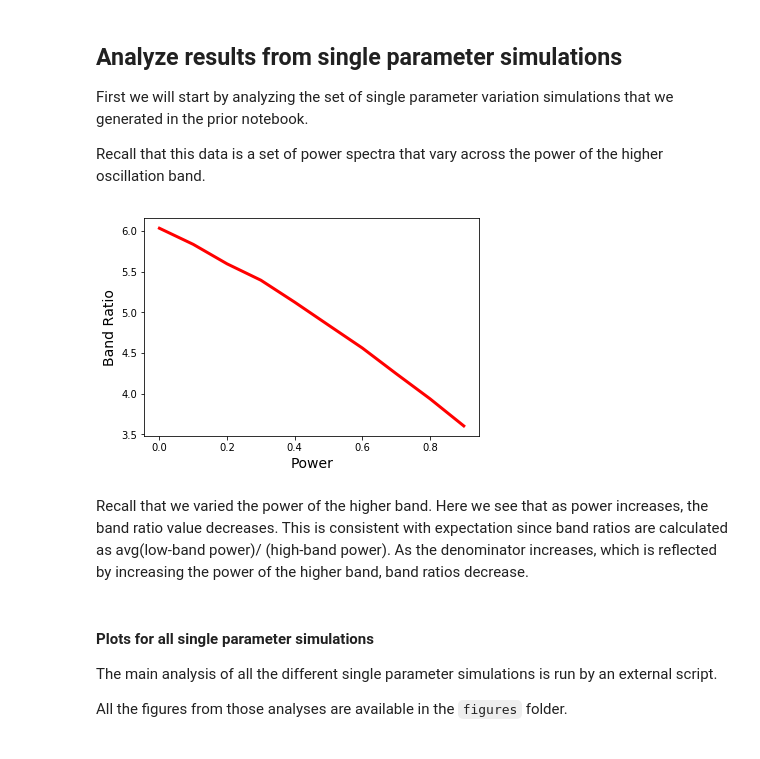
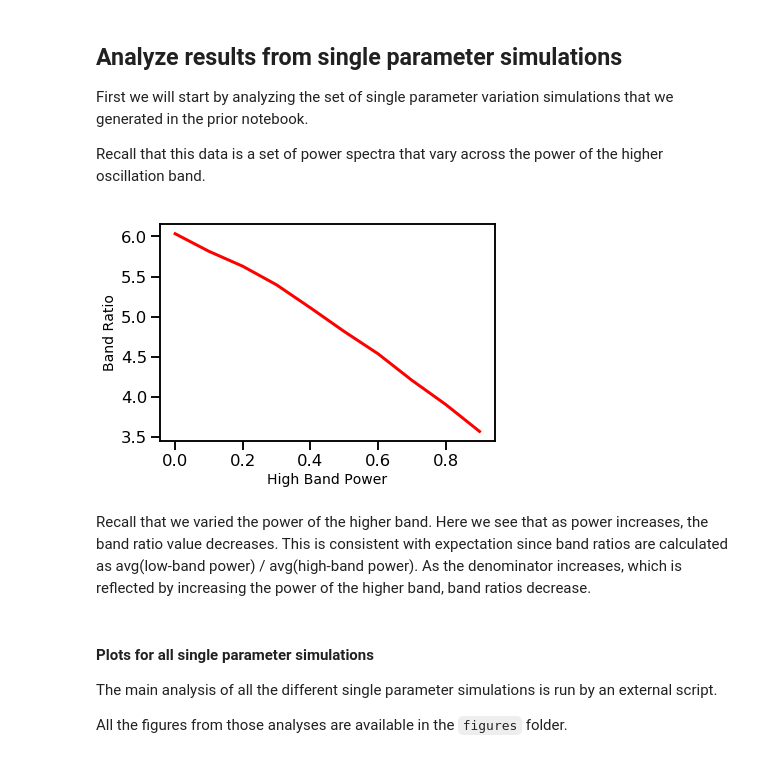
Before and after one commit to voytekresearch/BandRatios, a Jupyter notebook: notebooks/4-Sims-Analysis.ipynb, the cells around one changed output. Cells and saved outputs as stored; diff of their text form; code cells hidden in the pictures.

```diff
--- a/notebooks/4-Sims-Analysis.ipynb
+++ b/notebooks/4-Sims-Analysis.ipynb
@@ -13,6 +13,7 @@ import pandas as pd
 import numpy as np
 import matplotlib.pyplot as plt
 import seaborn as sns
+sns.set_context('talk')
 # %%
 # Import custom project code
 import sys
@@ -47,12 +48,12 @@ df_pw = pd.DataFrame(pw_cols, columns=["band_ratio", "power"])
 # %%
 # Plot the calculated band ratio measures across the change in power
 plt.plot(df_pw.power, df_pw.band_ratio, color='r', linewidth=3)
-plt.xlabel("Power", {'fontsize' : 14})
+plt.xlabel("High Band Power", {'fontsize' : 14})
 plt.ylabel("Band Ratio", {'fontsize' : 14});
 # %% [output]
-[figure, old version]
+[figure, new version]
 # %% [markdown]
-Recall that we varied the power of the higher band. Here we see that as power increases, the band ratio value decreases. This is consistent with expectation since band ratios are calculated as avg(low-band power)/ (high-band power). As the denominator increases, which is reflected by increasing the power of the higher band, band ratios decrease.
+Recall that we varied the power of the higher band. Here we see that as power increases, the band ratio value decreases. This is consistent with expectation since band ratios are calculated as avg(low-band power) / avg(high-band power). As the denominator increases, which is reflected by increasing the power of the higher band, band ratios decrease.
 # %% [markdown]
 #### Plots for all single parameter simulations
 
```
Also changed, not shown: parts of 6 cells of this notebook, 9 other files.
